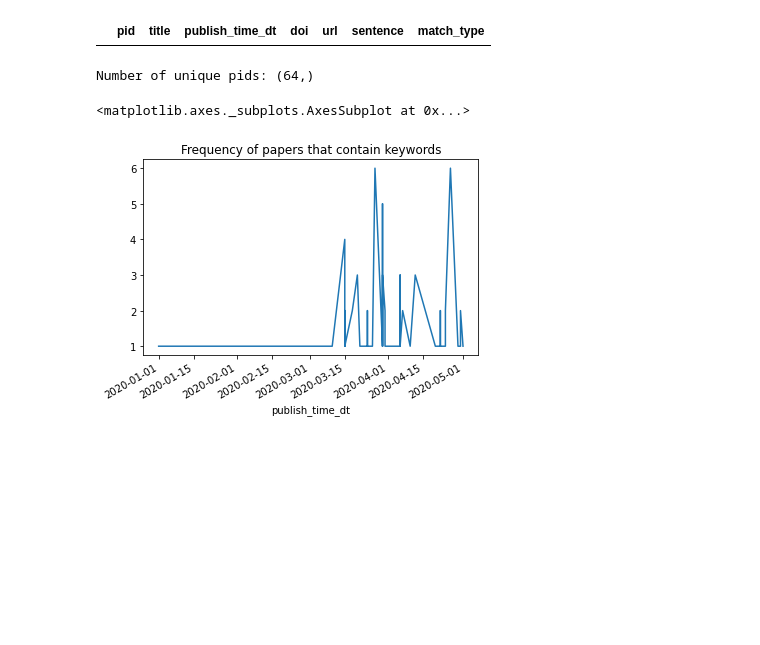
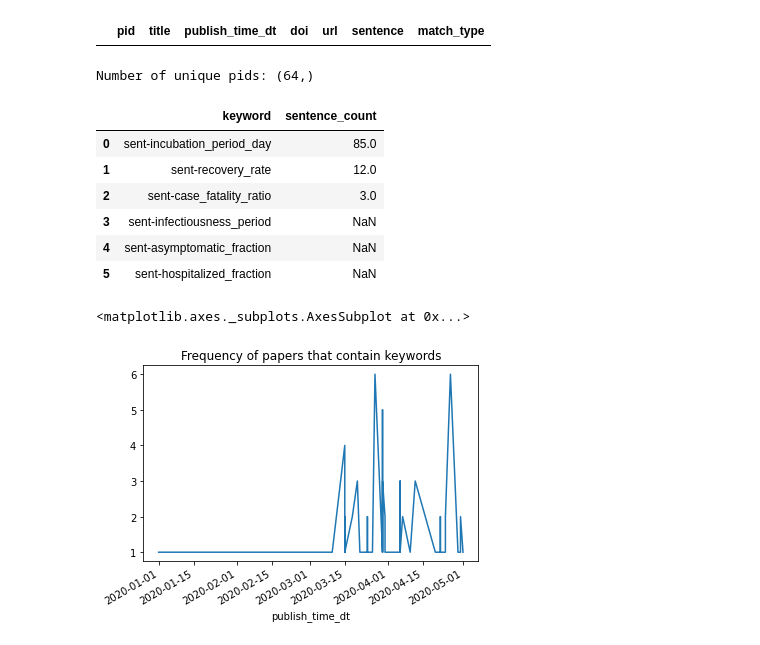
Before and after one commit to databridgevt/covid19, a Jupyter notebook: analysis/db/id_model_inputs/03-filtered_incubation_sentences.py.ipynb, the cells around one changed output. Saved outputs shown, nothing was run; the diff lists cells and outputs as text; code cells hidden in the pictures; blank space fills up the shorter version.

Commit message:
add kw frequency table

```diff
--- a/analysis/db/id_model_inputs/03-filtered_incubation_sentences.py.ipynb
+++ b/analysis/db/id_model_inputs/03-filtered_incubation_sentences.py.ipynb
@@ -438,6 +438,21 @@ explode_df = pd.concat(exploded_df_list)
 print(f"Number of unique pids: {explode_df.pid.unique().shape}")
 # %% [output]
 Number of unique pids: (64,)
+# %%
+(pd.DataFrame(explode_df.match_type
+    .value_counts(dropna=False))
+    .reset_index()
+    .rename({'index': 'keyword', 'match_type': 'sentence_count'}, axis='columns')
+    .merge(pd.DataFrame(sent_cols), left_on="keyword", right_on=0, how="outer").drop(0, axis="columns")
+)
+# %% [output]
+|  | keyword | sentence_count |
+| 0 | sent-incubation_period_day | 85.0 |
+| 1 | sent-recovery_rate | 12.0 |
+| 2 | sent-case_fatality_ratio | 3.0 |
+| 3 | sent-infectiousness_period | NaN |
+| 4 | sent-asymptomatic_fraction | NaN |
+| 5 | sent-hospitalized_fraction | NaN |
 # %%
 (explode_df
  .groupby(["pid", "publish_time_dt"])
```
Also changed, not shown: parts of 2 cells of this notebook.
